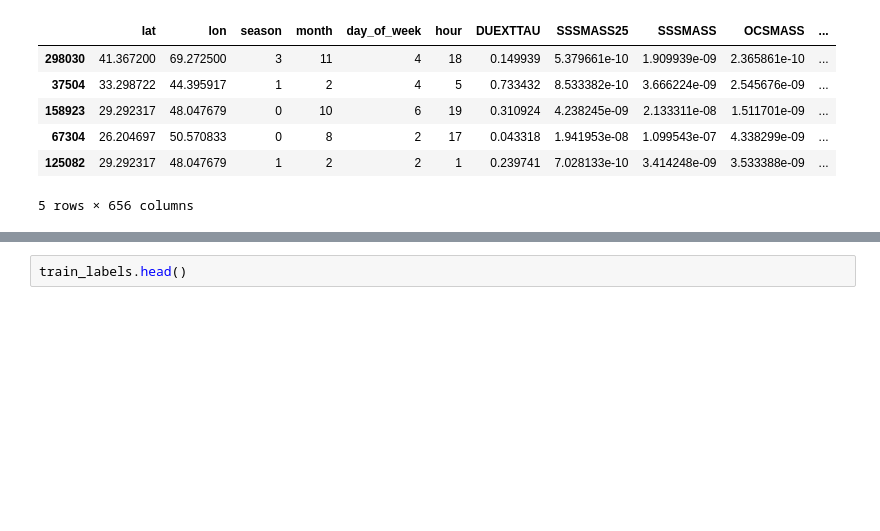
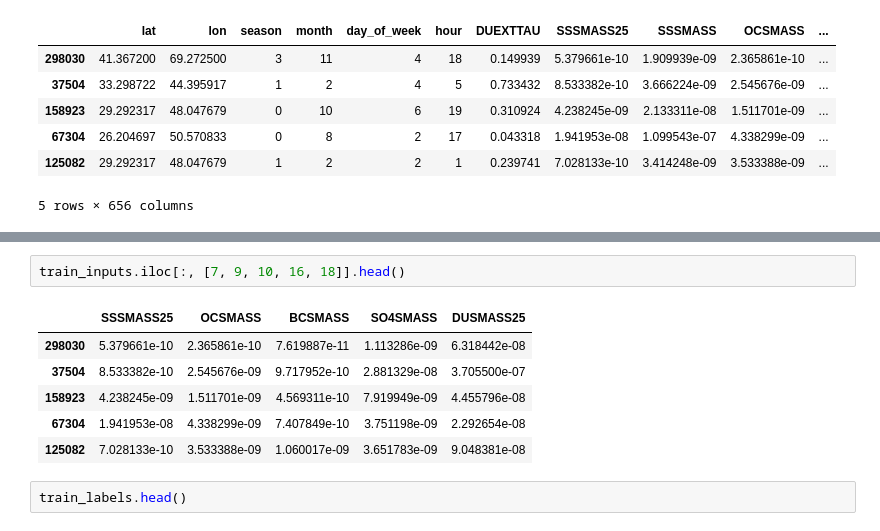
Before and after one commit to BullDF/satellite_image_downscaling, a Jupyter notebook: code/time_series/data_preprocessing.ipynb, the cells around one changed output, grey strips where cells are left out. Saved outputs shown, nothing was run; the diff lists cells and outputs as text; blank space fills up the shorter version.

```diff
--- a/code/time_series/data_preprocessing.ipynb
+++ b/code/time_series/data_preprocessing.ipynb
@@ -239,3 +271,12 @@ train_inputs.head()
+# %%
+train_inputs.iloc[:, [7, 9, 10, 16, 18]].head()
+# %% [output]
+|  | SSSMASS25 | OCSMASS | BCSMASS | SO4SMASS | DUSMASS25 |
+| 298030 | 5.379661e-10 | 2.365861e-10 | 7.619887e-11 | 1.113286e-09 | 6.318442e-08 |
+| 37504 | 8.533382e-10 | 2.545676e-09 | 9.717952e-10 | 2.881329e-08 | 3.705500e-07 |
+| 158923 | 4.238245e-09 | 1.511701e-09 | 4.569311e-10 | 7.919949e-09 | 4.455796e-08 |
+| 67304 | 1.941953e-08 | 4.338299e-09 | 7.407849e-10 | 3.751198e-09 | 2.292654e-08 |
+| 125082 | 7.028133e-10 | 3.533388e-09 | 1.060017e-09 | 3.651783e-09 | 9.048381e-08 |
 # %%
 train_labels.head()
 # %% [output]
```
Also changed, not shown: parts of 3 cells of this notebook, 2 other files.
